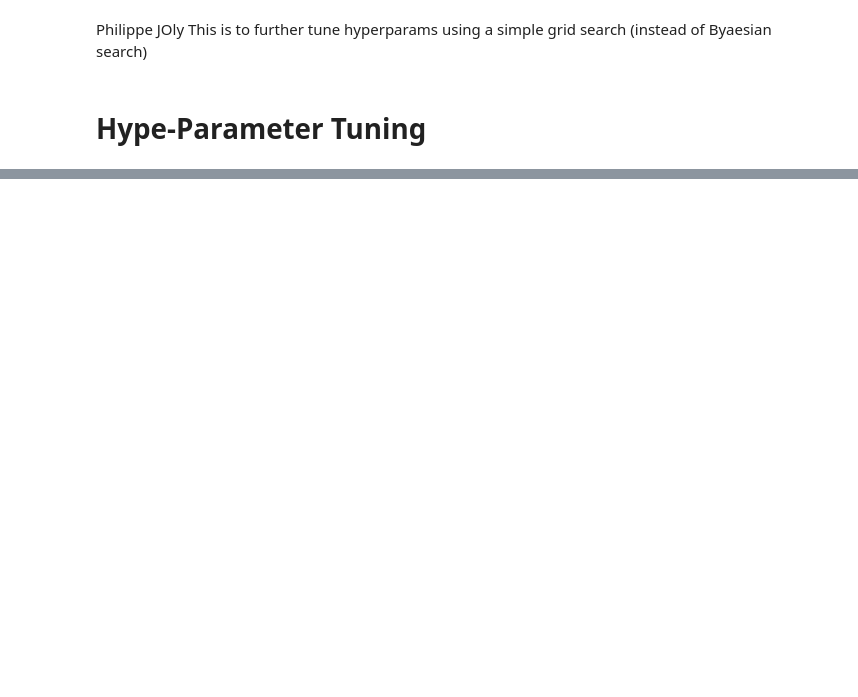
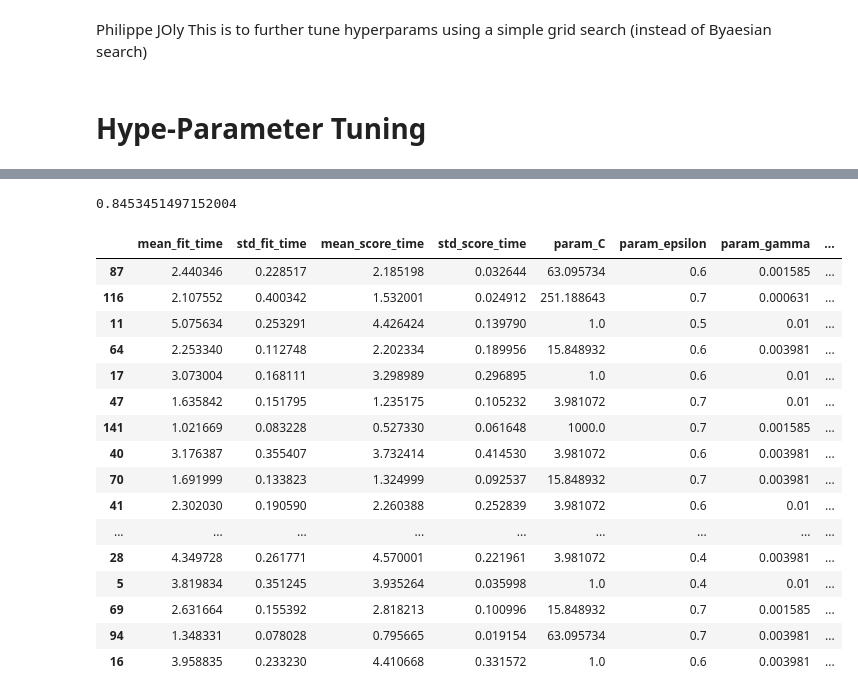
Before and after one commit to PhilJ0ly/EnergyNeedPrediction, a Jupyter notebook: models/svr_2.ipynb, the cells around one changed output, grey strips where cells are left out. Saved outputs shown, nothing was run; the diff lists cells and outputs as text; code cells hidden in the pictures; blank space fills up the shorter version.

```diff
--- a/models/svr_2.ipynb
+++ b/models/svr_2.ipynb
@@ -75,0 +105,11 @@ results.head()
+# %%
+opt_params=[{
+    'C': np.logspace(0,3,6),
+    'gamma': np.logspace(-4,-2,6),
+    'epsilon': [  0.4, 0.5,0.6,0.7],
+    'kernel': ['rbf'],
+    'max_iter': [1000]
+}]
+# %%
+clf = GridSearchCV(estimator=svr, param_grid=opt_params, verbose=4, cv=3, n_jobs=-1)
+clf.fit(X,y)
@@ -75,0 +126,26 @@ results.head()
+# %%
+results = pd.DataFrame(clf.cv_results_).sort_values(by="rank_test_score", ascending=True)
+# %%
+clf.best_score_
+# %% [output]
+0.8453451497152004
+# %%
+results.head(25)
+# %% [output]
+|  | mean_fit_time | std_fit_time | mean_score_time | std_score_time | param_C | param_epsilon | param_gamma | ... |
+| 87 | 2.440346 | 0.228517 | 2.185198 | 0.032644 | 63.095734 | 0.6 | 0.001585 | ... |
+| 116 | 2.107552 | 0.400342 | 1.532001 | 0.024912 | 251.188643 | 0.7 | 0.000631 | ... |
+| 11 | 5.075634 | 0.253291 | 4.426424 | 0.139790 | 1.0 | 0.5 | 0.01 | ... |
+| 64 | 2.253340 | 0.112748 | 2.202334 | 0.189956 | 15.848932 | 0.6 | 0.003981 | ... |
+| 17 | 3.073004 | 0.168111 | 3.298989 | 0.296895 | 1.0 | 0.6 | 0.01 | ... |
+| 47 | 1.635842 | 0.151795 | 1.235175 | 0.105232 | 3.981072 | 0.7 | 0.01 | ... |
+| 141 | 1.021669 | 0.083228 | 0.527330 | 0.061648 | 1000.0 | 0.7 | 0.001585 | ... |
+| 40 | 3.176387 | 0.355407 | 3.732414 | 0.414530 | 3.981072 | 0.6 | 0.003981 | ... |
+| 70 | 1.691999 | 0.133823 | 1.324999 | 0.092537 | 15.848932 | 0.7 | 0.003981 | ... |
+| 41 | 2.302030 | 0.190590 | 2.260388 | 0.252839 | 3.981072 | 0.6 | 0.01 | ... |
+| ... | ... | ... | ... | ... | ... | ... | ... | ... |
+| 28 | 4.349728 | 0.261771 | 4.570001 | 0.221961 | 3.981072 | 0.4 | 0.003981 | ... |
+| 5 | 3.819834 | 0.351245 | 3.935264 | 0.035998 | 1.0 | 0.4 | 0.01 | ... |
+| 69 | 2.631664 | 0.155392 | 2.818213 | 0.100996 | 15.848932 | 0.7 | 0.001585 | ... |
+| 94 | 1.348331 | 0.078028 | 0.795665 | 0.019154 | 63.095734 | 0.7 | 0.003981 | ... |
+| 16 | 3.958835 | 0.233230 | 4.410668 | 0.331572 | 1.0 | 0.6 | 0.003981 | ... |
```
Also changed, not shown: parts of 10 cells of this notebook, 2 other files.
